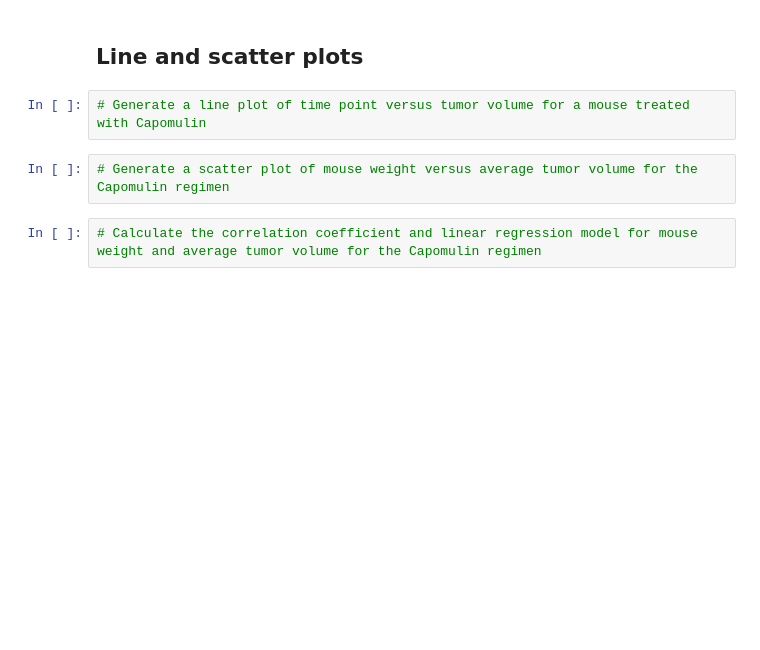
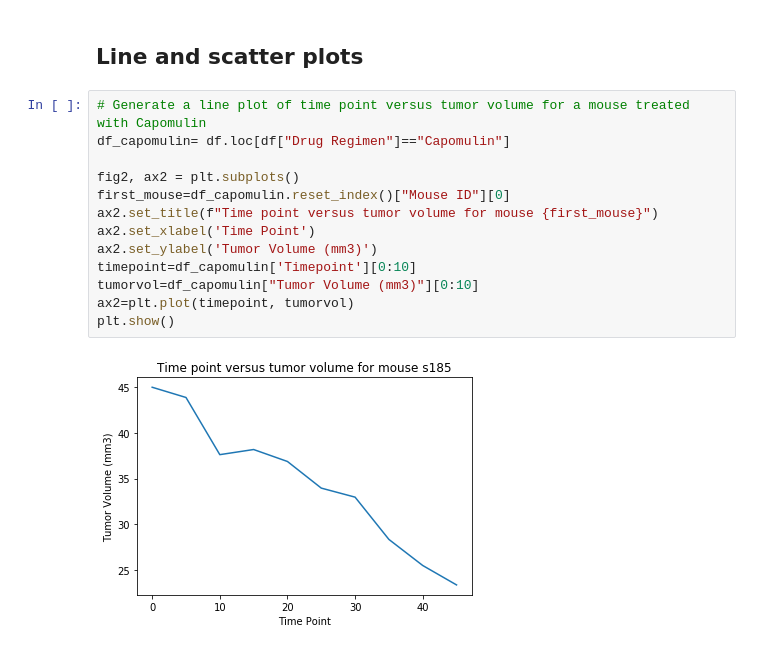
Before and after one commit to WillsHarris/Homework_WHH, a Jupyter notebook: Unit_5_Matplotlib_Pymaceuticals/pymaceuticals_starter.ipynb, the cells around one changed output. Drawn from its saved outputs; the diff is of its cells as text; blank space fills up the shorter version.

```diff
--- a/Unit_5_Matplotlib_Pymaceuticals/pymaceuticals_starter.ipynb
+++ b/Unit_5_Matplotlib_Pymaceuticals/pymaceuticals_starter.ipynb
@@ -151,8 +226,17 @@ SyntaxError: invalid syntax (<ipython-input-293-e0d13e763182>, line 1)
 # %% [markdown]
 ## Line and scatter plots
-# %%
-# Generate a line plot of time point versus tumor volume for a mouse treated with Capomulin
-# %%
-# Generate a scatter plot of mouse weight versus average tumor volume for the Capomulin regimen
-# %%
-# Calculate the correlation coefficient and linear regression model for mouse weight and average tumor volume for the Capomulin regimen
+# %%
+# Generate a line plot of time point versus tumor volume for a mouse treated with Capomulin
+df_capomulin= df.loc[df["Drug Regimen"]=="Capomulin"]
+
+fig2, ax2 = plt.subplots()
+first_mouse=df_capomulin.reset_index()["Mouse ID"][0]
+ax2.set_title(f"Time point versus tumor volume for mouse {first_mouse}")
+ax2.set_xlabel('Time Point')
+ax2.set_ylabel('Tumor Volume (mm3)')
+timepoint=df_capomulin['Timepoint'][0:10]
+tumorvol=df_capomulin["Tumor Volume (mm3)"][0:10]
+ax2=plt.plot(timepoint, tumorvol)
+plt.show()
+# %% [output]
+[figure, added]
```
Also changed, not shown: parts of 9 cells of this notebook, 3 other files.
